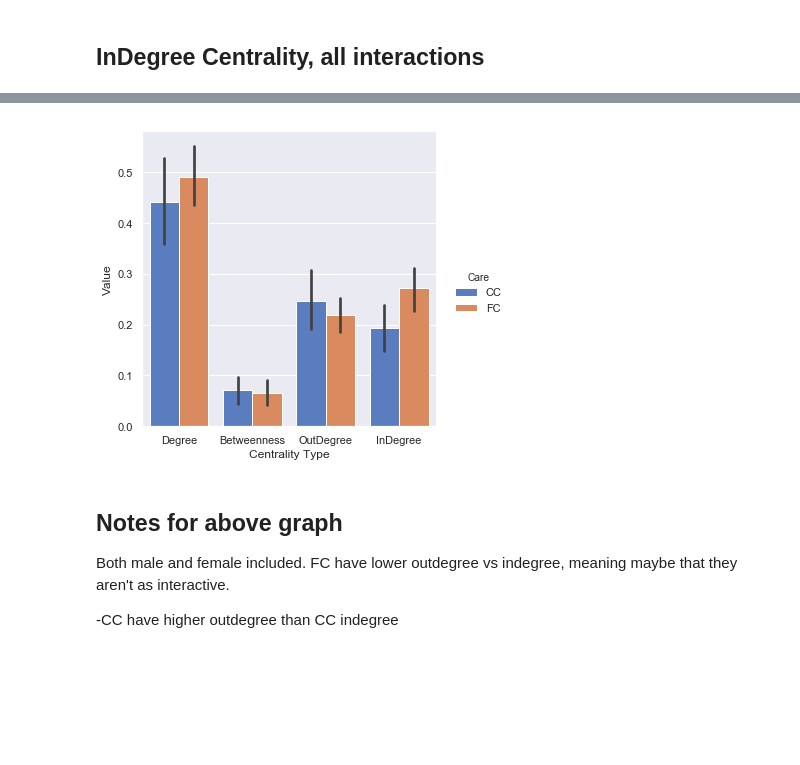
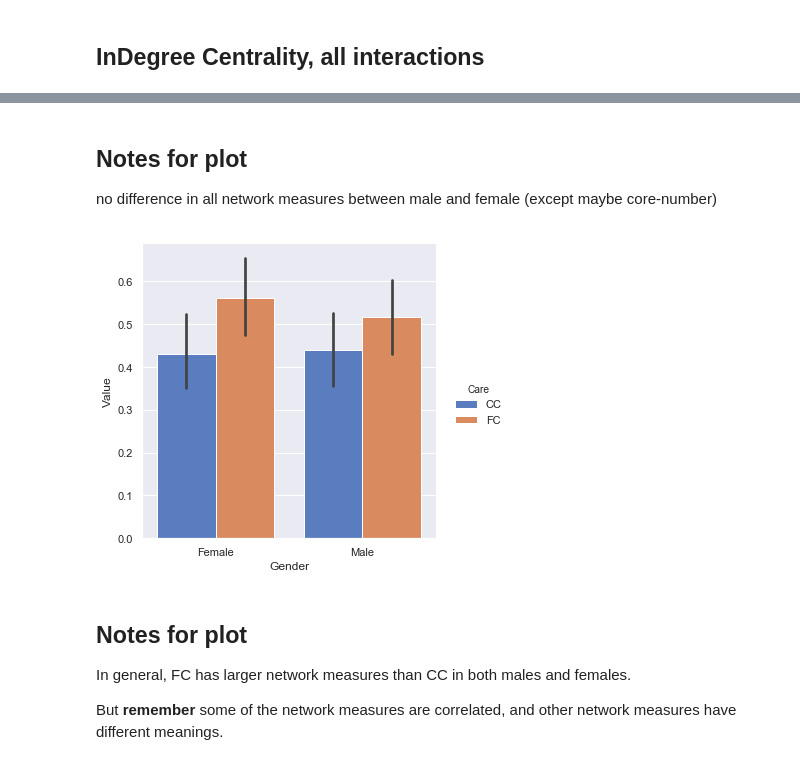
Before and after one commit to saraelshawa/Social-Networks, a Jupyter notebook: Data Collection.ipynb, the cells around one changed output, grey strips where cells are left out. Saved outputs shown, nothing was run; the diff lists cells and outputs as text; code cells hidden in the pictures; blank space fills up the shorter version.

```diff
--- a/Data Collection.ipynb
+++ b/Data Collection.ipynb
@@ -69,19 +178,20 @@ print(df)
+# %% [markdown]
+## Notes for plot
+no difference in all network measures between male and female (except maybe core-number)
 # %%
 sns.set(font_scale=1)
-g = sns.catplot("Network Measure", "Value", "Care General", data=df, kind="bar", palette="muted", legend=True)
+g = sns.catplot("Gender", "Value", "Care General", data=df, kind="bar", palette="muted", legend=True)
 g._legend.set_title("Care")
-g.set(xlabel='Centrality Type', ylabel='Value')
-g.set(xticklabels=['Degree', 'Betweenness', 'OutDegree', 'InDegree'])
-plt.savefig('Centrality_value_CC_FC.png', bbox_inches='tight')
+g.set(xlabel='Gender', ylabel='Value')
+# plt.savefig('female_male_centrality_care.png', bbox_inches='tight')
 # Show plot
 plt.show()
 # %% [output]
-[figure, old version]
+[figure, new version]
-# %% [markdown]
-## Notes for above graph
-
-Both male and female included. FC have lower outdegree vs indegree, meaning maybe that they aren't as interactive.
-
--CC have higher outdegree than CC indegree
+# %% [markdown]
+## Notes for plot
+In general, FC has larger network measures than CC in both males and females.
+
+But **remember** some of the network measures are correlated, and other network measures have different meanings.
 # %%
 sns.set(font_scale=1)
```
Also changed, not shown: parts of 20 cells of this notebook.
